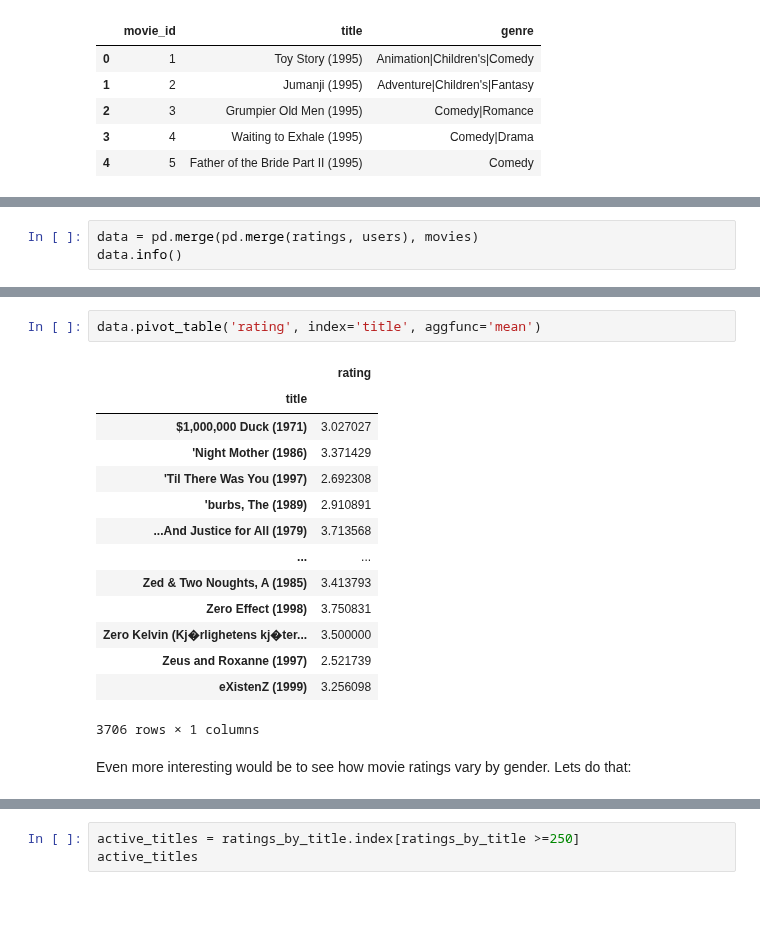
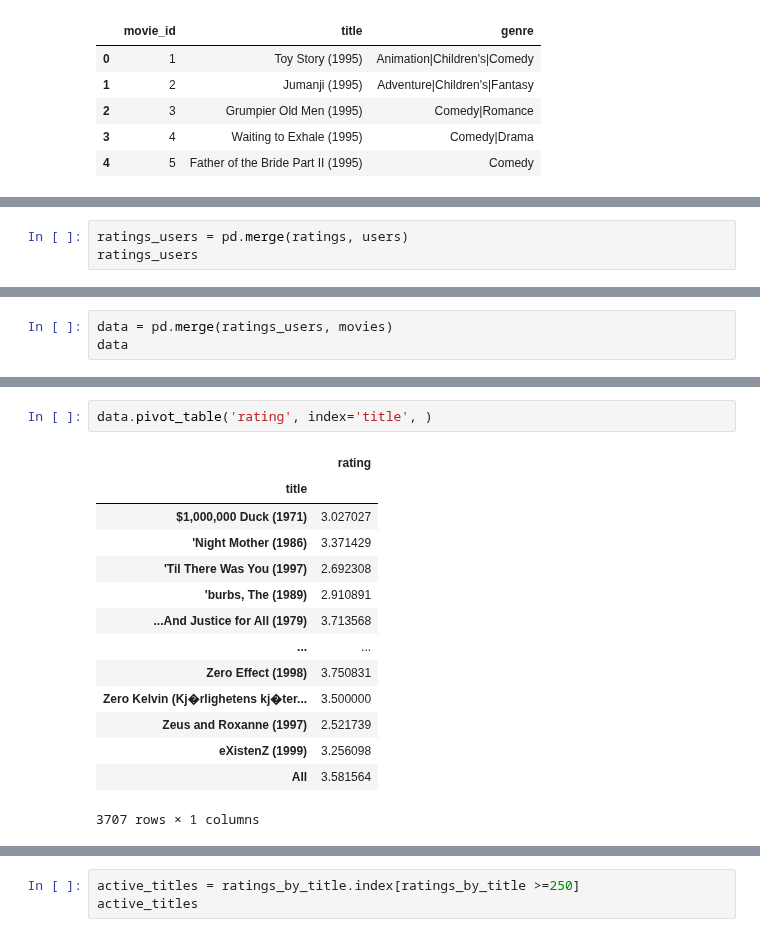
Before and after one commit to mblackstock/ds1-analytics, a Jupyter notebook: movies.ipynb, the cells around one changed output, grey strips where cells are left out. Saved outputs shown, nothing was run; the diff lists cells and outputs as text; blank space fills up the shorter version.

```diff
--- a/movies.ipynb
+++ b/movies.ipynb
@@ -137,0 +215,3 @@ To allow us to do analysis, we can merge all of the tables into one like this.
+# %%
+ratings_users = pd.merge(ratings, users)
+ratings_users
@@ -138,4 +236,4 @@ To allow us to do analysis, we can merge all of the tables into one like this.
 # %%
-data = pd.merge(pd.merge(ratings, users), movies)
-data.info()
+data = pd.merge(ratings_users, movies)
+data
 # %% [output]
@@ -163,19 +296,17 @@ We can now pivot the table, with title as the index, and rating as the only colu
 # %%
-data.pivot_table('rating', index='title', aggfunc='mean')
+data.pivot_table('rating', index='title', )
 # %% [output]
 |  | rating |
 | title |  |
 | $1,000,000 Duck (1971) | 3.027027 |
 | 'Night Mother (1986) | 3.371429 |
 | 'Til There Was You (1997) | 2.692308 |
 | 'burbs, The (1989) | 2.910891 |
 | ...And Justice for All (1979) | 3.713568 |
 | ... | ... |
-| Zed & Two Noughts, A (1985) | 3.413793 |
 | Zero Effect (1998) | 3.750831 |
 | Zero Kelvin (Kj�rlighetens kj�ter... | 3.500000 |
 | Zeus and Roxanne (1997) | 2.521739 |
 | eXistenZ (1999) | 3.256098 |
+| All | 3.581564 |
-3706 rows × 1 columns
+3707 rows × 1 columns
-# %% [markdown]
-Even more interesting would be to see how movie ratings vary by gender.  Lets do that:
```
Also changed, not shown: parts of 34 cells of this notebook, 1 other file.
